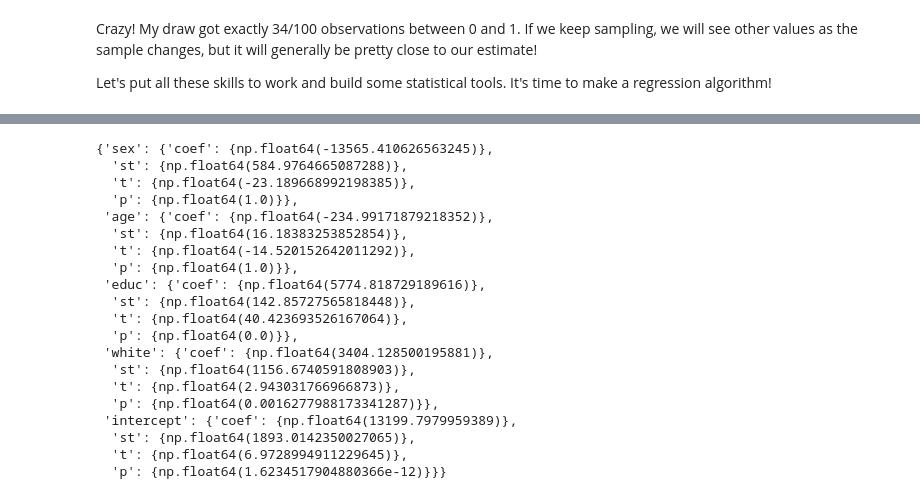
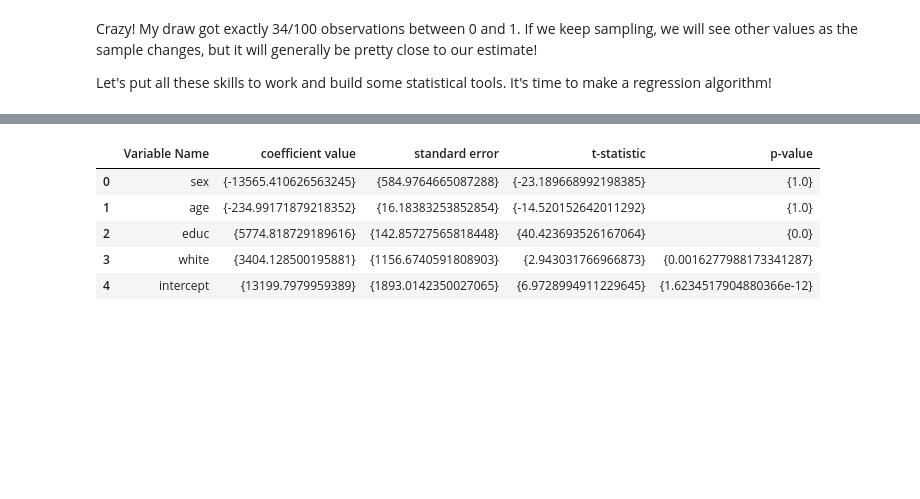
Before and after one commit to anicklous/econ8320-assignment-08, a Jupyter notebook: Lesson.ipynb, the cells around one changed output, grey strips where cells are left out. Saved outputs shown, nothing was run; the diff lists cells and outputs as text; code cells hidden in the pictures; blank space fills up the shorter version.

```diff
--- a/Lesson.ipynb
+++ b/Lesson.ipynb
@@ -435,6 +435,17 @@ class RegressionModel(object):
                 }
               }
     return results
+
+  def summary(self):
+    table = {
+        'Variable Name' : ['sex', 'age', 'educ', 'white', 'intercept'],
+        'coefficient value' : [{beta[0]}, {beta[1]}, {beta[2]}, {beta[3]}, {beta[4]}],
+        'standard error' : [{stdErr[0]}, {stdErr[1]}, {stdErr[2]}, {stdErr[3]}, {stdErr[4]}],
+        't-statistic' : [{tstat[0]}, {tstat[1]}, {tstat[2]}, {tstat[3]}, {tstat[4]}],
+        'p-value' : [{pval[0]}, {pval[1]}, {pval[2]}, {pval[3]}, {pval[4]}]
+            }
+    output = pd.DataFrame(table)
+    return output
 # %%
 #self.methodName() #required in __init__ to execute the method without calling it separately
 # %%
@@ -464,26 +453,14 @@ test.x
 # %%
 test.ols_regression()
-# %% [output]
-{'sex': {'coef': {np.float64(-13565.410626563245)},
-  'st': {np.float64(584.9764665087288)},
-  't': {np.float64(-23.189668992198385)},
-  'p': {np.float64(1.0)}},
- 'age': {'coef': {np.float64(-234.99171879218352)},
-  'st': {np.float64(16.18383253852854)},
-  't': {np.float64(-14.520152642011292)},
-  'p': {np.float64(1.0)}},
- 'educ': {'coef': {np.float64(5774.818729189616)},
-  'st': {np.float64(142.85727565818448)},
-  't': {np.float64(40.423693526167064)},
-  'p': {np.float64(0.0)}},
- 'white': {'coef': {np.float64(3404.128500195881)},
-  'st': {np.float64(1156.6740591808903)},
-  't': {np.float64(2.943031766966873)},
-  'p': {np.float64(0.0016277988173341287)}},
- 'intercept': {'coef': {np.float64(13199.7979959389)},
-  'st': {np.float64(1893.0142350027065)},
-  't': {np.float64(6.9728994911229645)},
-  'p': {np.float64(1.6234517904880366e-12)}}}
+# %%
+test.summary()
+# %% [output]
+|  | Variable Name | coefficient value | standard error | t-statistic | p-value |
+| 0 | sex | {-13565.410626563245} | {584.9764665087288} | {-23.189668992198385} | {1.0} |
+| 1 | age | {-234.99171879218352} | {16.18383253852854} | {-14.520152642011292} | {1.0} |
+| 2 | educ | {5774.818729189616} | {142.85727565818448} | {40.423693526167064} | {0.0} |
+| 3 | white | {3404.128500195881} | {1156.6740591808903} | {2.943031766966873} | {0.0016277988173341287} |
+| 4 | intercept | {13199.7979959389} | {1893.0142350027065} | {6.9728994911229645} | {1.6234517904880366e-12} |
 # %%
 import numpy as np
 import pandas as pd
```
Also changed, not shown: parts of 11 cells of this notebook.
